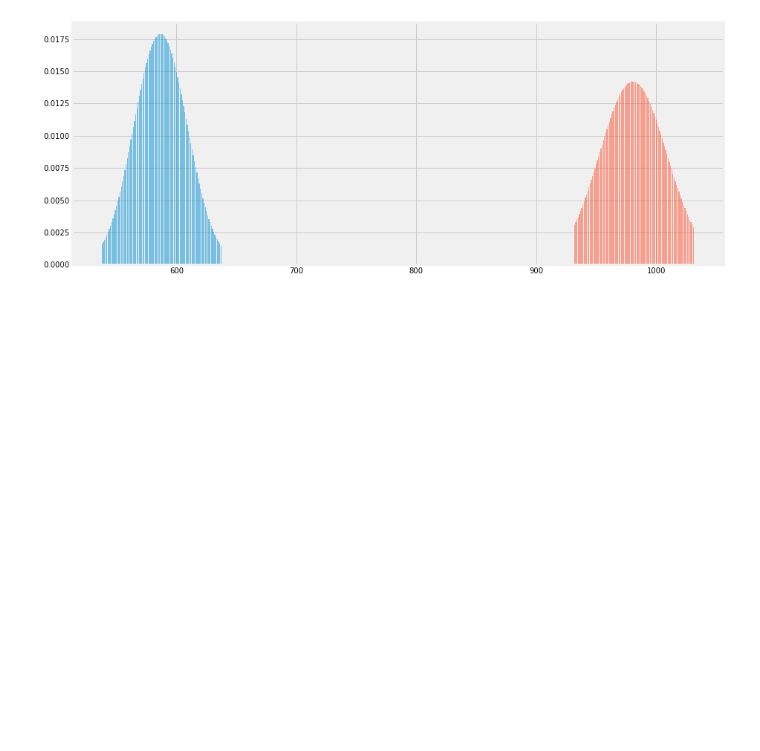
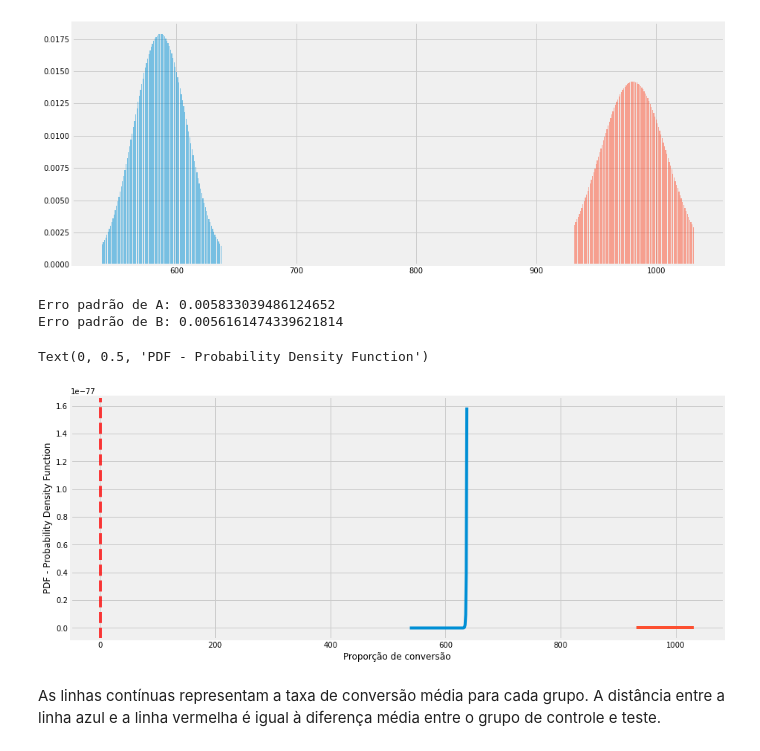
Before and after one commit to dijkstra001/business_analytics, a Jupyter notebook: marketing_analysis/Marketing Analysis - A-B Tests.ipynb, the cells around one changed output. Saved outputs shown, nothing was run; the diff lists cells and outputs as text; code cells hidden in the pictures; blank space fills up the shorter version.

```diff
--- a/marketing_analysis/Marketing Analysis - A-B Tests.ipynb
+++ b/marketing_analysis/Marketing Analysis - A-B Tests.ipynb
@@ -191,9 +191,9 @@ dataset_ab_sumario.head()
 | A | 587 |
 | B | 981 |
 # %%
-dataset_ab_sumario['total'] = dataset_ab.pivot_table(values = 'conversao', index = 'grupo', aggfunc = lambda x : len(x))
-dataset_ab_sumario['taxa %'] = round(dataset_ab.pivot_table(values = 'conversao', index = 'grupo') * 100, 2)
-dataset_ab_sumario.head()
+dataset_ab_summary['total'] = dataset_ab.pivot_table(values = 'conversao', index = 'grupo', aggfunc = lambda x : len(x))
+dataset_ab_summary['taxa %'] = round(dataset_ab.pivot_table(values = 'conversao', index = 'grupo') * 100, 2)
+dataset_ab_summary.head()
 # %% [output]
 |  | conversao | total | taxa % |
 | grupo |  |  |  |
@@ -270,14 +270,53 @@ Text(0, 0.5, 'Probabilidade')
 fig, ax = plt.subplots(figsize = (14, 6))
 
 # Gráfico de A:
-xA = np.linspace(conversao_A - 49, conversao_A + 50, 100)
-yA = scs.binom(total_A, (taxa_A / 100)).pmf(xA)
+xA = np.linspace(conversion_A - 49, conversion_A + 50, 100)
+yA = scs.binom(total_A, (tax_A / 100)).pmf(xA)
 ax.bar(xA, yA, alpha = 0.5)
 
 # Gráfico de B:
-xB = np.linspace(conversao_B - 49, conversao_B + 50, 100)
-yB = scs.binom(total_B, (taxa_B / 100)).pmf(xB)
+xB = np.linspace(conversion_B - 49, conversion_B + 50, 100)
+yB = scs.binom(total_B, (tax_B / 100)).pmf(xB)
 ax.bar(xB, yB, alpha = 0.5)
 # %% [output]
 <BarContainer object of 100 artists>
 [figure]
+# %%
+p_A = (tax_A / 100)
+p_B = (tax_B / 100)
+
+n_A = total_A
+n_B = total_B
+
+# Calculando o erro padrão:
+se_A = np.sqrt(p_A * (1 - p_A)) / np.sqrt(total_A)
+se_B = np.sqrt(p_B * (1 - p_B)) / np.sqrt(total_B)
+
+print(f'Erro padrão de A: {se_A}\nErro padrão de B: {se_B}')
+# %% [output]
+Erro padrão de A: 0.005833039486124652
+Erro padrão de B: 0.0056161474339621814
+# %%
+# Plot das distribuições das hipóteses nula e alternativa:
+
+fig, ax = plt.subplots(figsize = (14, 6))
+
+x = np.linspace(0, p_B - p_A, 100)
+
+# Distribuição de A:
+yA = scs.norm(p_A, se_A).pdf(x)
+ax.plot(xA, yA)
+ax.axvline(x = p_A, c = 'red', alpha = 0.5, linestyle = '--')
+
+# Distribuição de B:
+yB = scs.norm(p_B, se_B).pdf(x)
+ax.plot(xB, yB)
+ax.axvline(x = p_B, c = 'red', alpha = 0.5, linestyle = '--')
+
+plt.xlabel('Proporção de conversão')
+plt.ylabel('PDF - Probability Density Function')
+# %% [output]
+Text(0, 0.5, 'PDF - Probability Density Function')
+[figure, added]
+# %% [markdown]
+As linhas contínuas representam a taxa de conversão média para cada grupo. A distância entre a linha azul e a linha vermelha é igual à diferença média entre o grupo de controle e teste.
```
Also changed, not shown: parts of 26 cells of this notebook.
